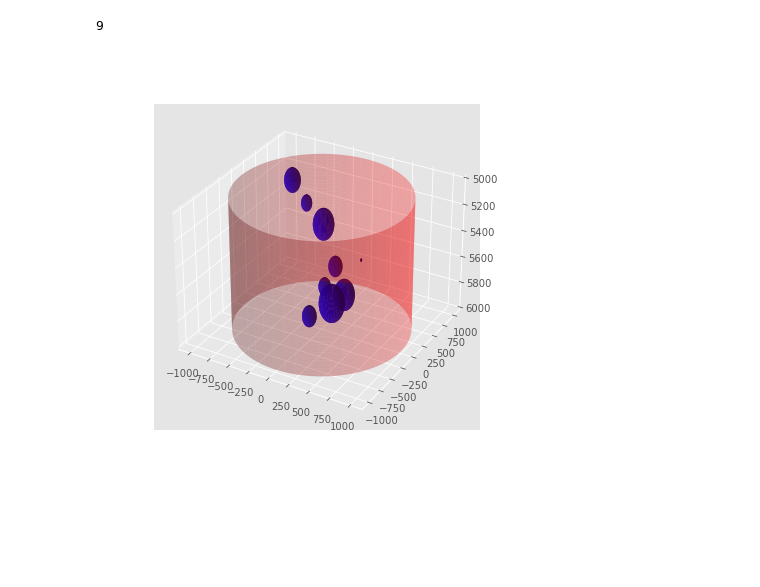
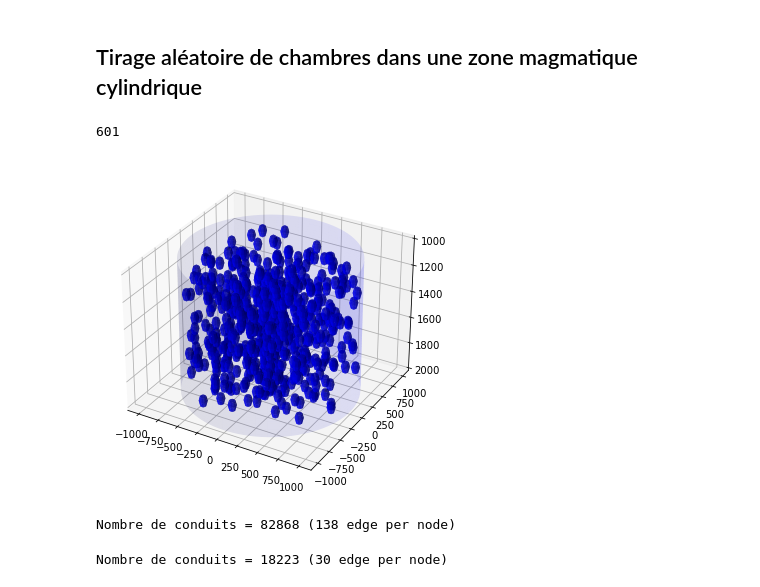
Before and after one commit to sbrisson-sudo/magma_chambers_network, a Jupyter notebook: src/surface_deformation.ipynb, the cells around one changed output. Drawn from its saved outputs; the diff is of its cells as text; code cells hidden in the pictures; blank space fills up the shorter version.

```diff
--- a/src/surface_deformation.ipynb
+++ b/src/surface_deformation.ipynb
@@ -55,10 +71,0 @@ plt.show()
-# %%
-%matplotlib widget
-
-# Réprésentation dans un maillage en 3D
-fig = plt.figure(figsize=(6, 6))
-
-ax = fig.add_subplot(projection='3d')
-ax.scatter(XX+ux, YY+uy, H+uz, marker=".")
-
-plt.show()
@@ -67,20 +72,22 @@ plt.show()
+# %% [markdown]
+## Tirage aléatoire de chambres dans une zone magmatique cylindrique
 # %%
 # Tirage aléatoire des chambres
 
 # On tire des chambres sphériques contenues dans un cylindre de hauteur H de profondeur Z et de rayon R
 H_magma_body = 1e3
-Z_magma_body = 5e3
+Z_magma_body = 1e3
 R_magma_body = 1e3
 
 # Rayon des chambres
 # # Hyp 1 : tq suivant une loi exponentielle d'esperance R
 # R_mean_magma_chamber = 50.
 # Hyp 2 : tq suivant une loi normale d'esperance R et d'écart type SIGMA
-R_mean_magma_chamber = 100.
-SIGMA_magma_chamber = 50.
+R_mean_magma_chamber = 30.
+SIGMA_magma_chamber = 10.
 
 # On tire des chambres jusqu'à que le volume de chambre soit X fois le volume du cylindre
-X_fraction_volume = 0.01
+X_fraction_volume = 0.1
 volume_cible = X_fraction_volume*np.pi*R_magma_body**2*H_magma_body
 
 class MagmaChamber :
@@ -96,6 +103,13 @@ class MagmaChamber :
 
 def check_for_collision(mc1,mc2,mc3):
     """Check if edge (mc1,mc2) is crossing mc3"""
+
+    # si z3 non compris dans [z1,z2] ou r3 non compris dans [r1,r2] : pas de collision possible
+    z_min = min(mc1.z,mc2.z)
+    z_max = max(mc1.z,mc2.z)
+    if (mc3.z < min(mc1.z,mc2.z)) or (mc3.z > max(mc1.z,mc2.z)) : return False
+    r1,r2,r3 = mc1.x**2+mc1.y**2,mc2.x**2+mc2.y**2,mc3.x**2+mc3.y**2
+    if (r3 < min(r1,r2)) or (r3 > max(r1,r2)) : return False
 
     # Paramètres de la ligne mc1-mc2
     line_vector = np.array([mc2.x - mc1.x, mc2.y - mc1.y, mc2.z - mc1.z])
@@ -114,7 +128,6 @@ def check_for_collision(mc1,mc2,mc3):
     else:
         return False
 
-
 magma_chambers = []
 total_mc_vol = 0.
 while total_mc_vol < volume_cible :
@@ -129,7 +142,8 @@ while total_mc_vol < volume_cible :
 
     # tirage du rayon de la chambre
     # r = np.random.exponential(scale=R_mean_magma_chamber)
-    r = np.random.normal(R_mean_magma_chamber, SIGMA_magma_chamber)
+    # r = np.random.normal(R_mean_magma_chamber, SIGMA_magma_chamber)
+    r = 50. # chambres de 50m de diamètre
 
     # check that within the cylinder
     if r+r_pos > R_magma_body:
@@ -149,41 +163,39 @@ while total_mc_vol < volume_cible :
 
 print(len(magma_chambers))
 # %% [output]
-9
+601
 # %%
-%matplotlib widget
-
 def plot_sphere(ax, center, radius, text):
-    phi, theta = np.mgrid[0.0:2.0*np.pi:100j, 0.0:np.pi:50j]
+    phi, theta = np.mgrid[0.0:2.0*np.pi:10j, 0.0:np.pi:5j]
     x = center[0] + radius * np.sin(theta) * np.cos(phi)
     y = center[1] + radius * np.sin(theta) * np.sin(phi)
     z = center[2] + radius * np.cos(theta)
-    ax.plot_surface(x, y, z, color='b',  shade=True)
+    ax.plot_surface(x, y, z, color='b',  shade=True, alpha=0.7)
     # ax.text(x, y, z, text, color='red', fontsize=8, ha='center', va='center')
 
 def plot_cylinder(ax, center, radius, height):
     phi = np.linspace(0, 2*np.pi, 100)
     z = np.linspace(0, height, 50)
     Z, Phi = np.meshgrid(z, phi)
     X = center[0] + radius * np.cos(Phi)
     Y = center[1] + radius * np.sin(Phi)
-    ax.plot_surface(X, Y, Z + center[2], color='r', alpha=0.3)
+    ax.plot_surface(X, Y, Z + center[2], color='b', alpha=0.1)
 
 
 fig = plt.figure(figsize=(6,6))
 ax = fig.add_subplot(111, projection='3d')
 
 for i,mc in enumerate(magma_chambers):
     plot_sphere(ax, [mc.x, mc.y,mc.z], mc.radius, i+1)
 
 plot_cylinder(ax, [0,0,Z_magma_body], R_magma_body, H_magma_body)
 
 # ax.set_box_aspect([np.ptp(coord) for coord in zip(*[s[0] for s in spheres])])
 
 ax.invert_zaxis()
 plt.show()
 # %% [output]
-[figure, old version]
+[figure, new version]
 # %%
 # Création d'un graph
 
@@ -266,0 +285,6 @@ mc_graph.add_edge(i_max_depth, 0, conductivity=np.pi*R_conduct**4/(8*mu_magma*di
+# %%
+nb_edges = mc_graph.number_of_edges()
+nb_nodes = mc_graph.number_of_nodes()
+print(f"Nombre de conduits = {nb_edges} ({nb_edges/nb_nodes:.0f} edge per node)")
+# %% [output]
+Nombre de conduits = 82868 (138 edge per node)
@@ -267,3 +295,9 @@ mc_graph.add_edge(i_max_depth, 0, conductivity=np.pi*R_conduct**4/(8*mu_magma*di
+# %%
+nb_edges = mc_graph.number_of_edges()
+nb_nodes = mc_graph.number_of_nodes()
+print(f"Nombre de conduits = {nb_edges} ({nb_edges/nb_nodes:.0f} edge per node)")
+# %% [output]
+Nombre de conduits = 18223 (30 edge per node)
 # %%
 # Répartition des distances
 distances = list(nx.get_edge_attributes(mc_graph, "distance").values())
```
Also changed, not shown: parts of 28 cells of this notebook, 20 other files.
